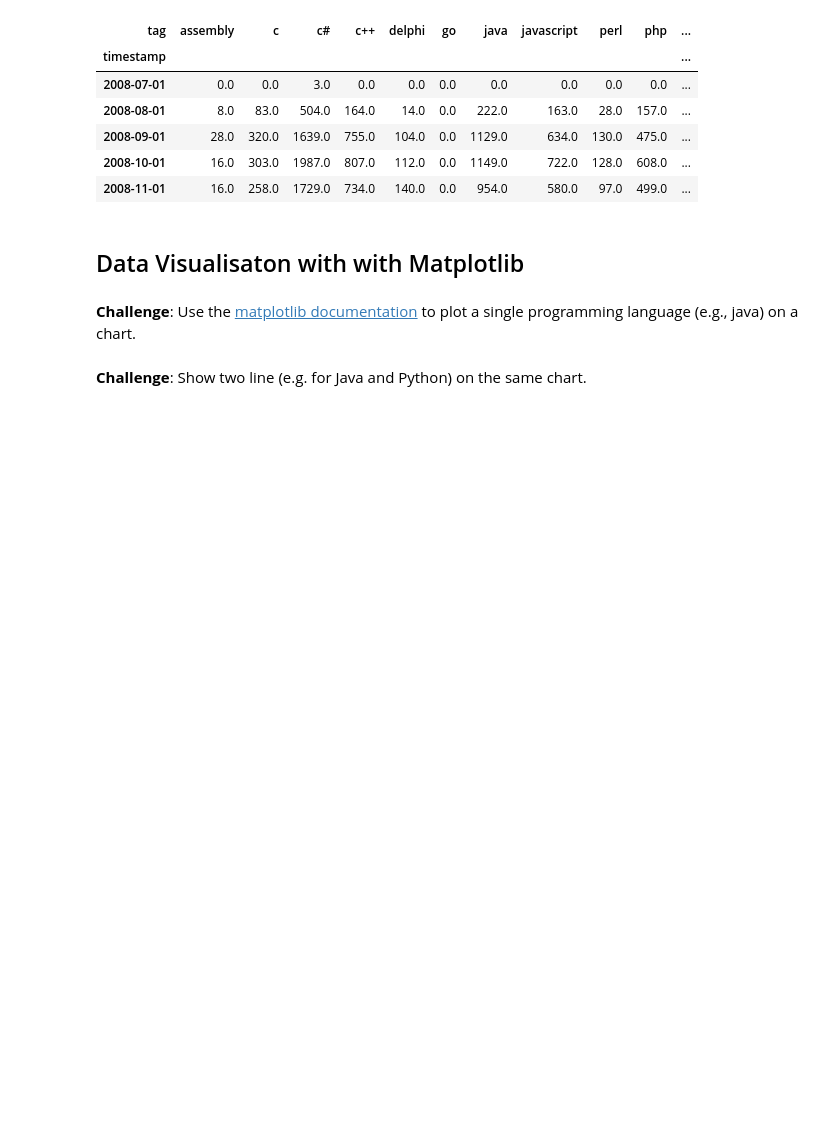
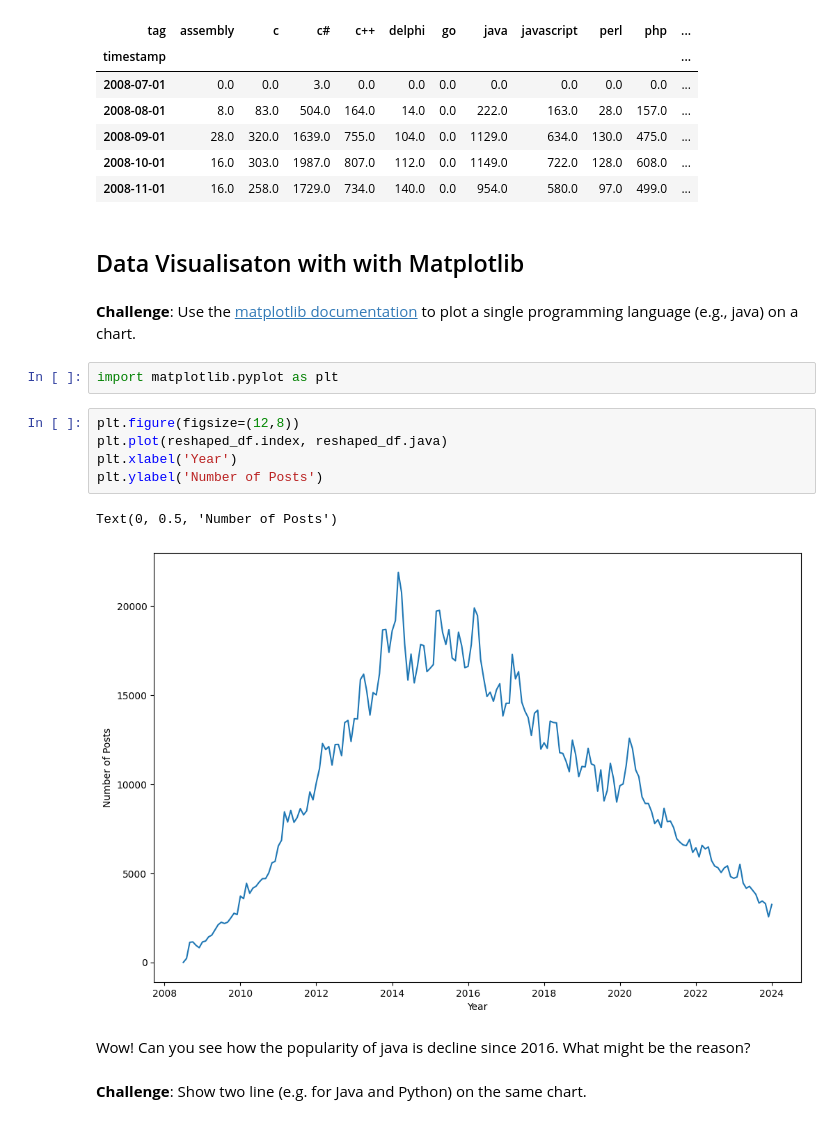
Before and after one commit to M-Awwab-Khan/popularity-of-programming-languages, a Jupyter notebook: Programming_Languages_(start).ipynb, the cells around one changed output. Cells and saved outputs as stored; diff of their text form; blank space fills up the shorter version.

Commit message:
data visualized using matplotlib

```diff
--- a/Programming_Languages_(start).ipynb
+++ b/Programming_Languages_(start).ipynb
@@ -202,5 +202,17 @@ reshaped_df.head()
 ## Data Visualisaton with with Matplotlib
 # %% [markdown]
 **Challenge**: Use the [matplotlib documentation](https://matplotlib.org/3.2.1/api/_as_gen/matplotlib.pyplot.plot.html#matplotlib.pyplot.plot) to plot a single programming language (e.g., java) on a chart.
+# %%
+import matplotlib.pyplot as plt
+# %%
+plt.figure(figsize=(12,8))
+plt.plot(reshaped_df.index, reshaped_df.java)
+plt.xlabel('Year')
+plt.ylabel('Number of Posts')
+# %% [output]
+Text(0, 0.5, 'Number of Posts')
+[figure, added]
+# %% [markdown]
+Wow! Can you see how the popularity of java is decline since 2016. What might be the reason?
 # %% [markdown]
 **Challenge**: Show two line (e.g. for Java and Python) on the same chart.
```
Also changed, not shown: parts of 7 cells of this notebook.
